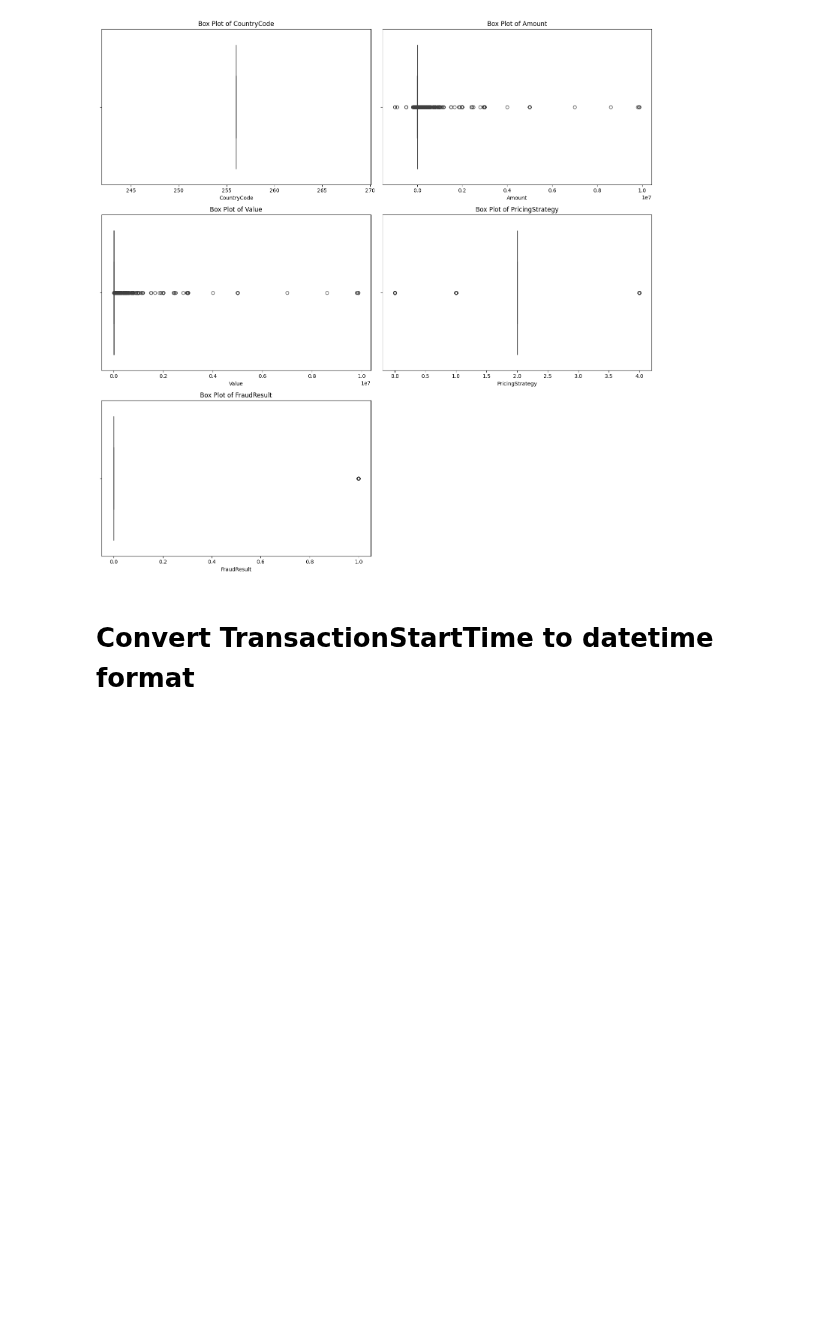
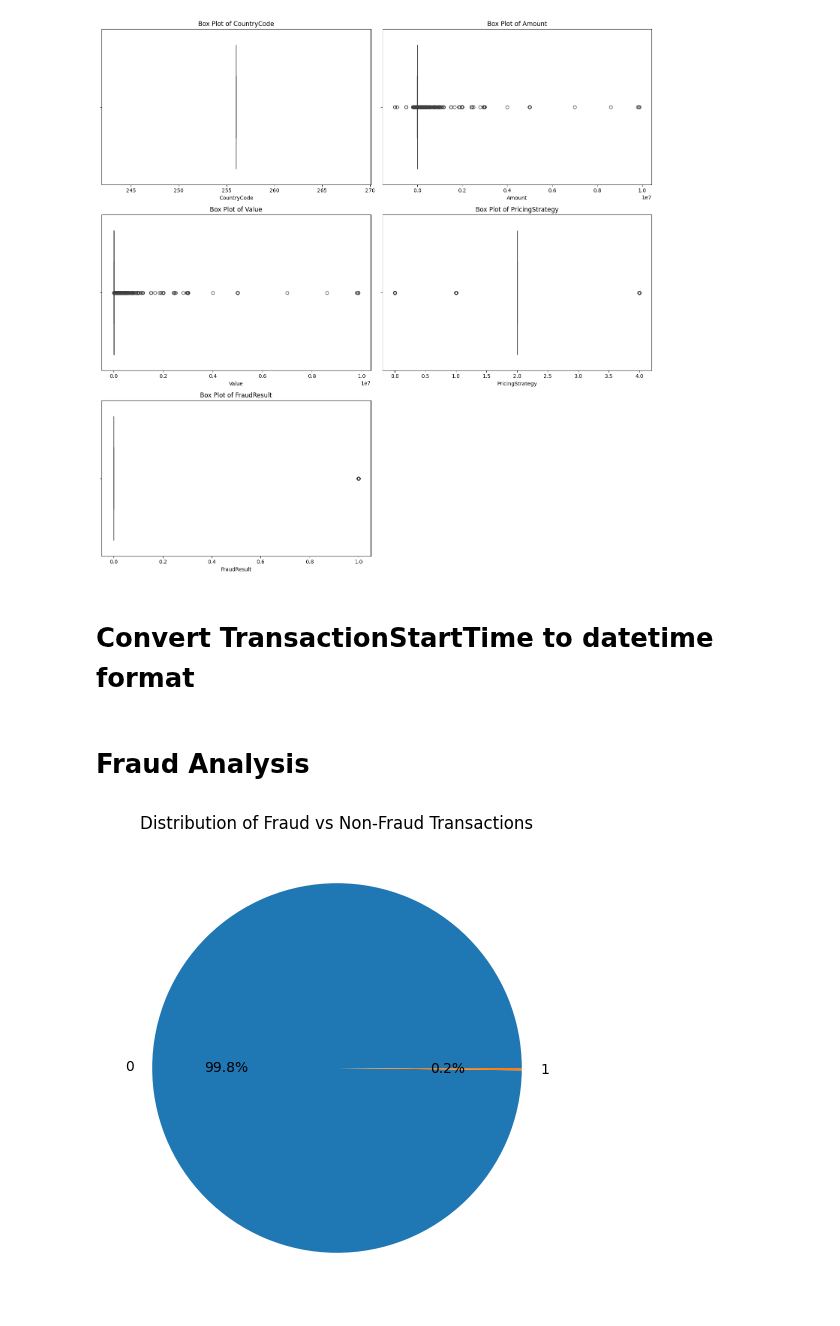
Before and after one commit to nebiyu-getachew/bati-bank-credit-scoring, a Jupyter notebook: notebooks/task_2.ipynb, the cells around one changed output. Saved outputs shown, nothing was run; the diff lists cells and outputs as text; code cells hidden in the pictures; blank space fills up the shorter version.

```diff
--- a/notebooks/task_2.ipynb
+++ b/notebooks/task_2.ipynb
@@ -184,3 +184,14 @@ Outlier Detection:
 # Convert TransactionStartTime to datetime format
 # %%
 data['TransactionStartTime'] = pd.to_datetime(data['TransactionStartTime'])
+# %% [markdown]
+# Fraud Analysis
+# %%
+fraud_counts = data['FraudResult'].value_counts()
+plt.figure(figsize=(8, 6))
+fraud_counts.plot(kind='pie', autopct='%1.1f%%')
+plt.title('Distribution of Fraud vs Non-Fraud Transactions')
+plt.ylabel('')
+plt.show()
+# %% [output]
+[figure, added]
```
Also changed, not shown: parts of 2 cells of this notebook, 1 other file.
